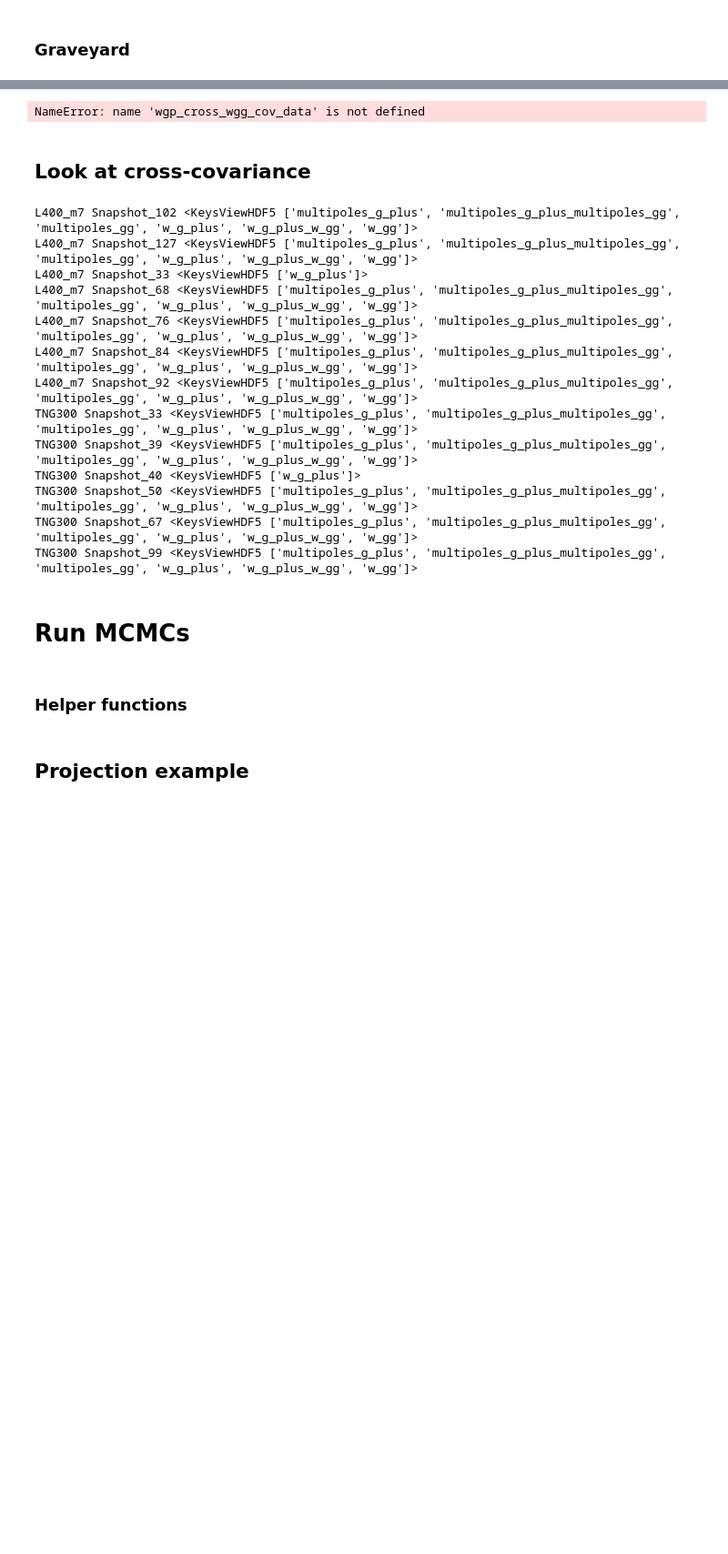
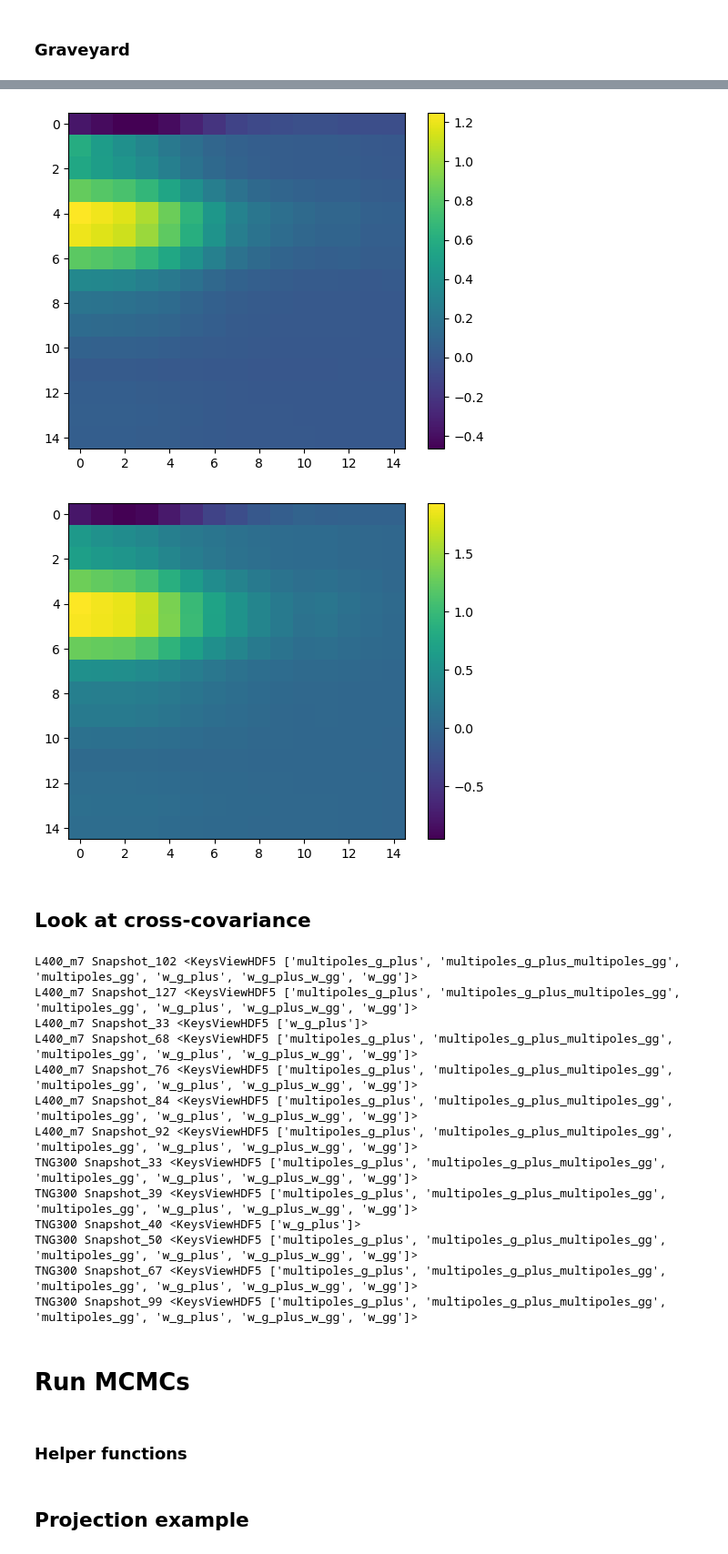
Before and after one commit to DennisNeumann97/GNAT, a Jupyter notebook: notebooks/IA_redshift_dependency_simulations.ipynb, the cells around one changed output, grey strips where cells are left out. Shown at 91% size. Saved outputs shown, nothing was run; the diff lists cells and outputs as text; code cells hidden in the pictures; blank space fills up the shorter version.

```diff
--- a/notebooks/IA_redshift_dependency_simulations.ipynb
+++ b/notebooks/IA_redshift_dependency_simulations.ipynb
@@ -402,7 +404,7 @@ for sim in measurement_dict.keys():
                     # for conv in conversion.keys():
                     #     key = key.replace(conv, conversion[conv])
                     # print(key)
-                cov1 = measurement_dict[sim][snapshot]['w_g_plus_w_gg'][test_str1][15:,15:]
+                cov1 = measurement_dict[sim][snapshot]['w_g_plus_w_gg'][test_str1][:15,15:]
                 cov2 = measurement_dict[sim][snapshot]['w_g_plus_w_gg'][test_str2]
 
                 cov3 = measurement_dict[sim][snapshot]['w_g_plus_w_gg'][test_str3]
@@ -455,15 +457,18 @@ False
 False
 False
 # %%
-plt.imshow(wgp_cross_wgg_cov_data)
+plt.imshow(cov1)
+plt.colorbar()
 plt.show()
 plt.close()
 
-plt.imshow(wgp_cross_wgg_cov_data_alt)
+plt.imshow(cov2)
+plt.colorbar()
 plt.show()
 plt.close()
 # %% [output]
-NameError: name 'wgp_cross_wgg_cov_data' is not defined
+[figure, added]
+[figure, added]
 # %% [markdown]
 ## Look at cross-covariance
 # %%
```
Also changed, not shown: parts of 4 cells of this notebook, 2 other files.
